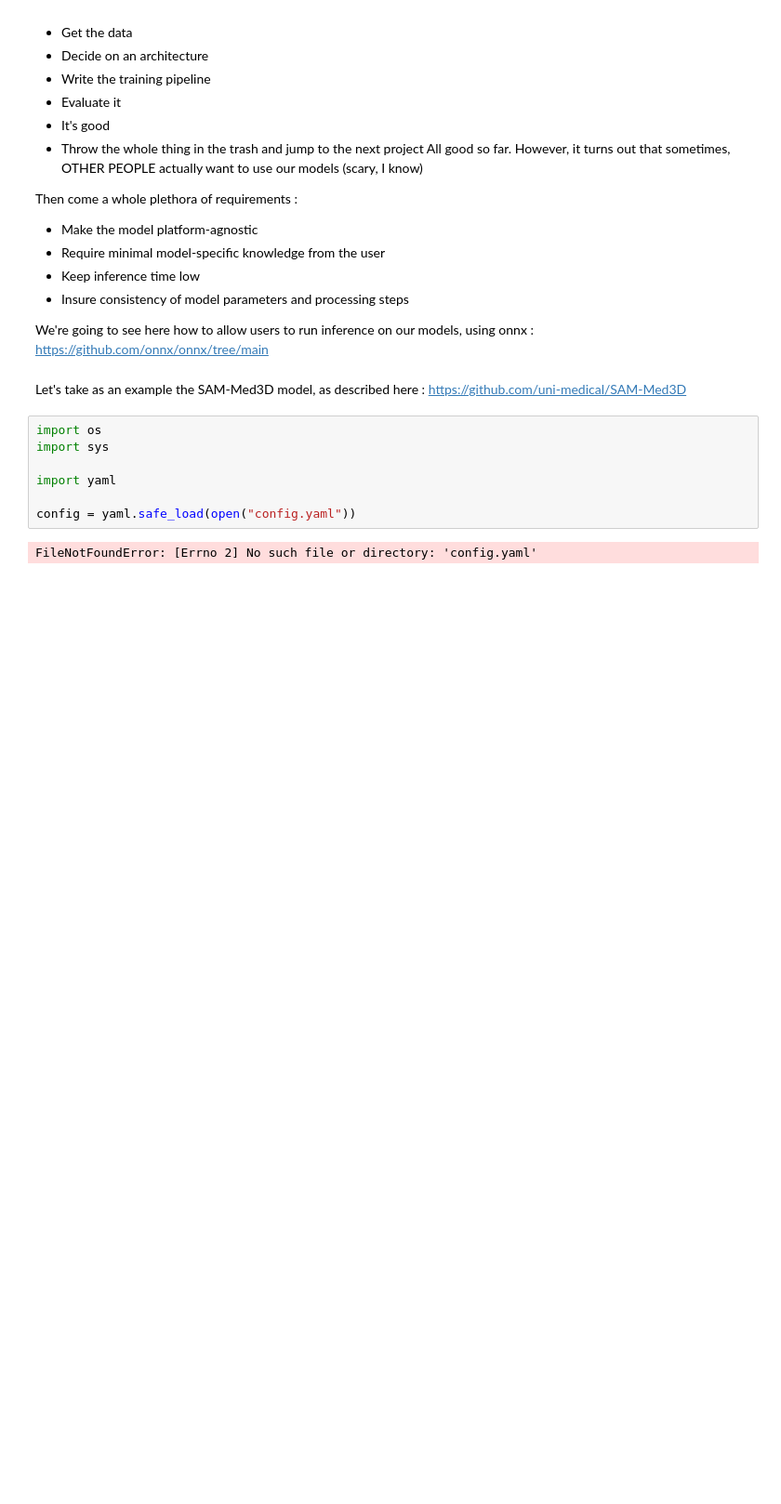
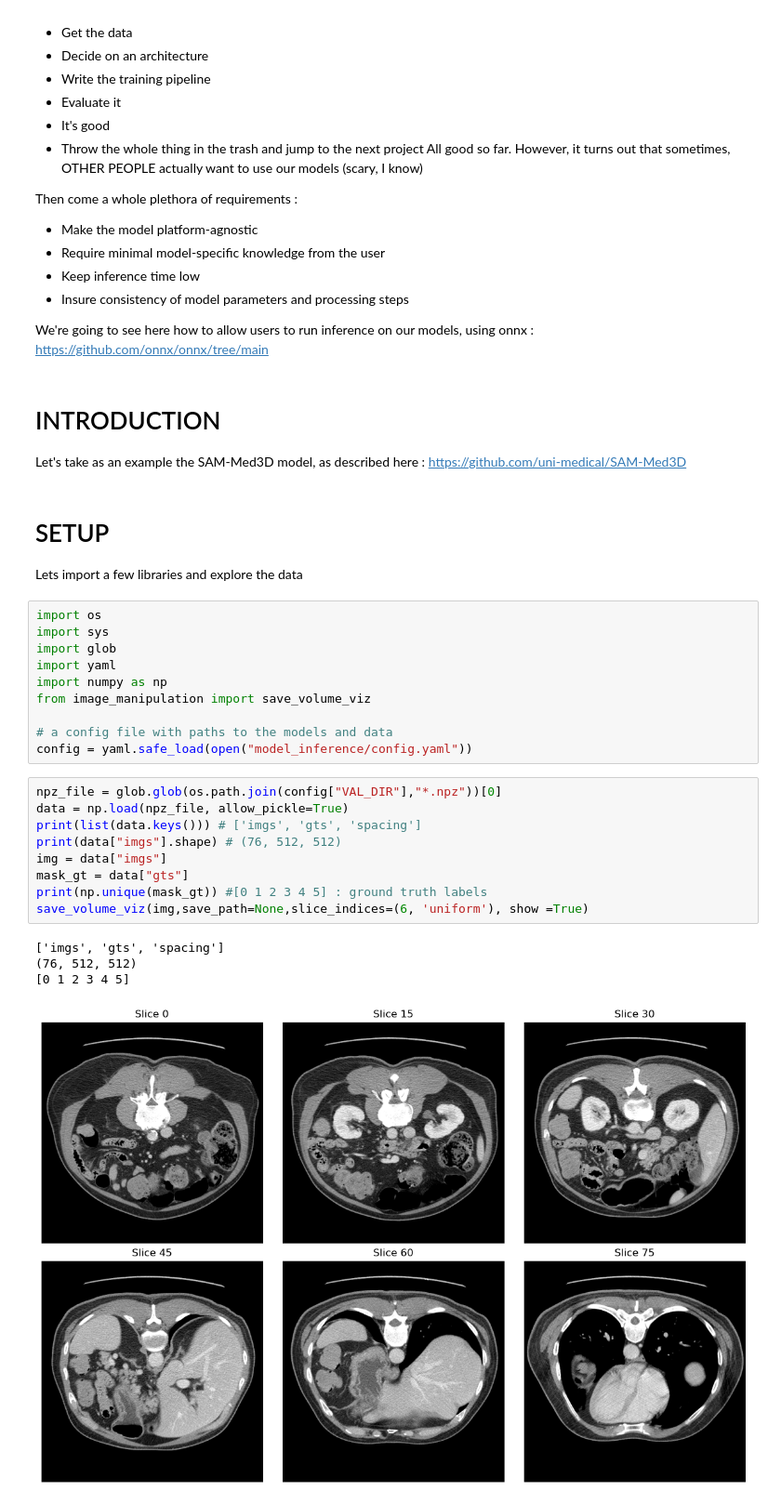
Before and after one commit to tidiane-camaret/medical_imagery_journals, a Jupyter notebook: 310325_diaries_of_a_model_export.ipynb, the cells around one changed output. Shown: that part at 93% size. Saved outputs shown, nothing was run; the diff lists cells and outputs as text; blank space fills up the shorter version.

Commit message:
add image visualisation

```diff
--- a/310325_diaries_of_a_model_export.ipynb
+++ b/310325_diaries_of_a_model_export.ipynb
@@ -18,13 +18,32 @@ Then come a whole plethora of requirements :
 
 We're going to see here how to allow users to run inference on our models, using onnx : https://github.com/onnx/onnx/tree/main
 # %% [markdown]
+# INTRODUCTION
 Let's take as an example the SAM-Med3D model, as described here : https://github.com/uni-medical/SAM-Med3D
+# %% [markdown]
+# SETUP
+Lets import a few libraries and explore the data
 # %%
 import os
 import sys
+import glob
+import yaml
+import numpy as np
+from image_manipulation import save_volume_viz
 
-import yaml
-
-config = yaml.safe_load(open("config.yaml"))
+# a config file with paths to the models and data
+config = yaml.safe_load(open("model_inference/config.yaml"))
-# %% [output]
-FileNotFoundError: [Errno 2] No such file or directory: 'config.yaml'
+# %%
+npz_file = glob.glob(os.path.join(config["VAL_DIR"],"*.npz"))[0]
+data = np.load(npz_file, allow_pickle=True)
+print(list(data.keys())) # ['imgs', 'gts', 'spacing']
+print(data["imgs"].shape) # (76, 512, 512)
+img = data["imgs"]
+mask_gt = data["gts"]
+print(np.unique(mask_gt)) #[0 1 2 3 4 5] : ground truth labels
+save_volume_viz(img,save_path=None,slice_indices=(6, 'uniform'), show =True)
+# %% [output]
+['imgs', 'gts', 'spacing']
+(76, 512, 512)
+[0 1 2 3 4 5]
+[figure, added]
```
